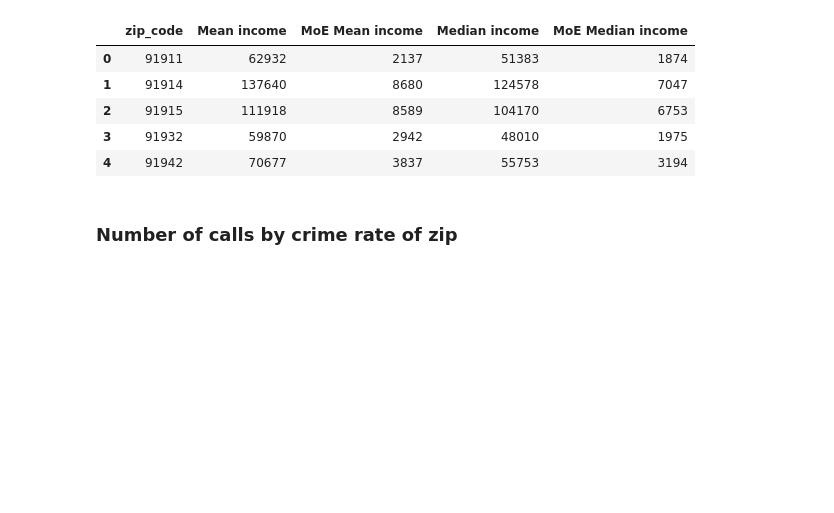
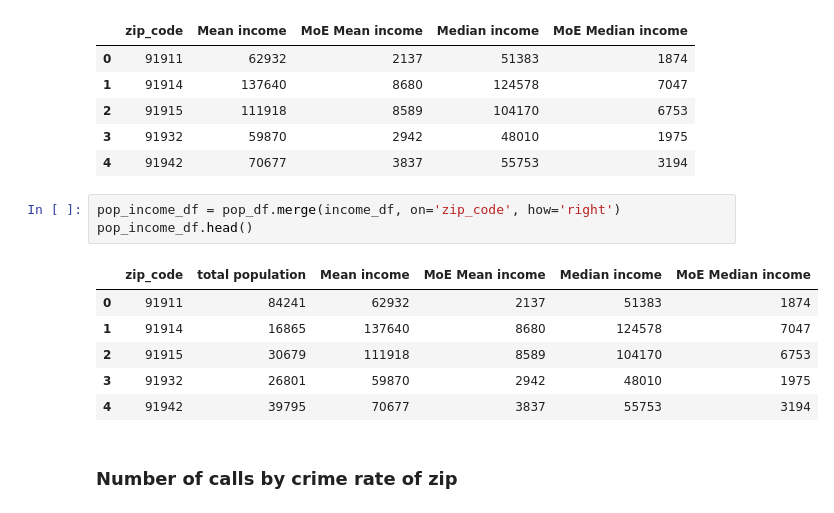
Before and after one commit to farhadOmidvar/311-San-Diego, a Jupyter notebook: notebooks/charts_all.ipynb, the cells around one changed output. Saved outputs shown, nothing was run; the diff lists cells and outputs as text; blank space fills up the shorter version.

```diff
--- a/notebooks/charts_all.ipynb
+++ b/notebooks/charts_all.ipynb
@@ -100,6 +102,16 @@ income_df.head()
 | 2 | 91915 | 111918 | 8589 | 104170 | 6753 |
 | 3 | 91932 | 59870 | 2942 | 48010 | 1975 |
 | 4 | 91942 | 70677 | 3837 | 55753 | 3194 |
+# %%
+pop_income_df = pop_df.merge(income_df, on='zip_code', how='right')
+pop_income_df.head()
+# %% [output]
+|  | zip_code | total population | Mean income | MoE Mean income | Median income | MoE Median income |
+| 0 | 91911 | 84241 | 62932 | 2137 | 51383 | 1874 |
+| 1 | 91914 | 16865 | 137640 | 8680 | 124578 | 7047 |
+| 2 | 91915 | 30679 | 111918 | 8589 | 104170 | 6753 |
+| 3 | 91932 | 26801 | 59870 | 2942 | 48010 | 1975 |
+| 4 | 91942 | 39795 | 70677 | 3837 | 55753 | 3194 |
 # %% [markdown]
 ### Number of calls by crime rate of zip
 # %% [markdown]
```
Also changed, not shown: parts of 2 cells of this notebook.
